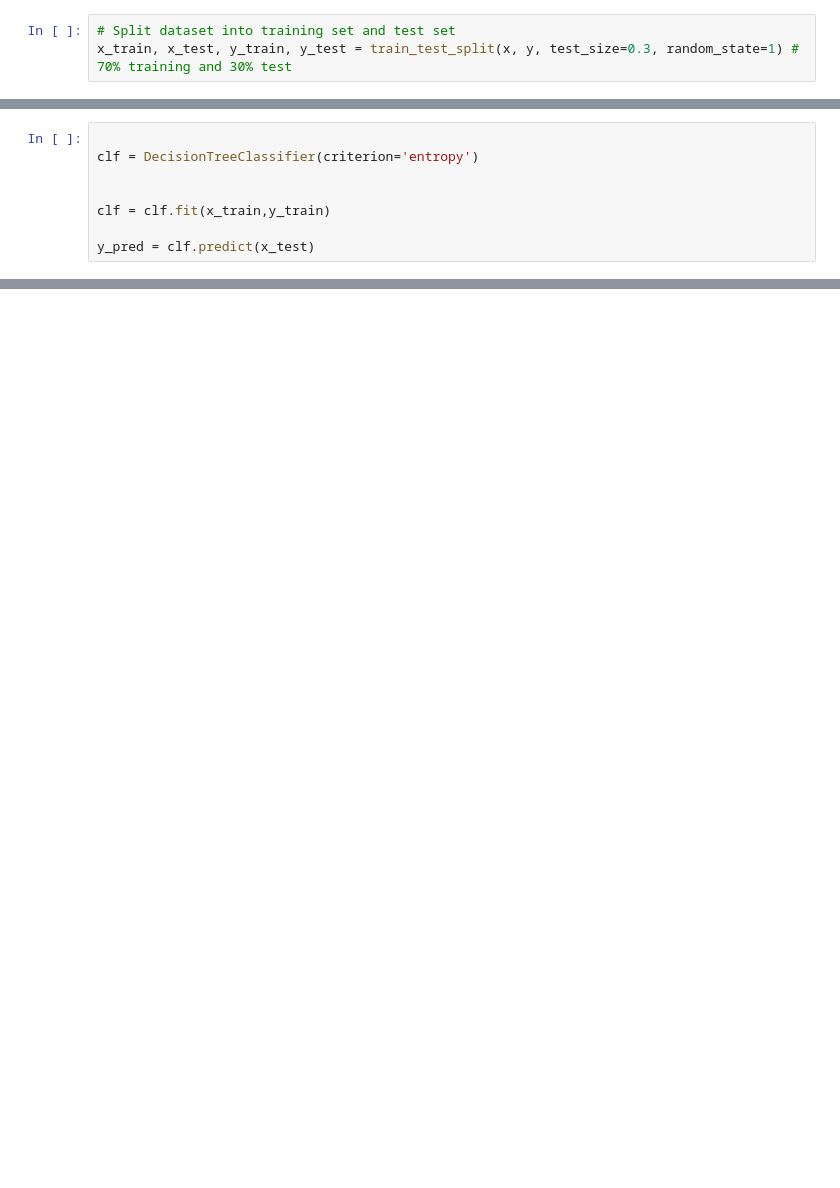
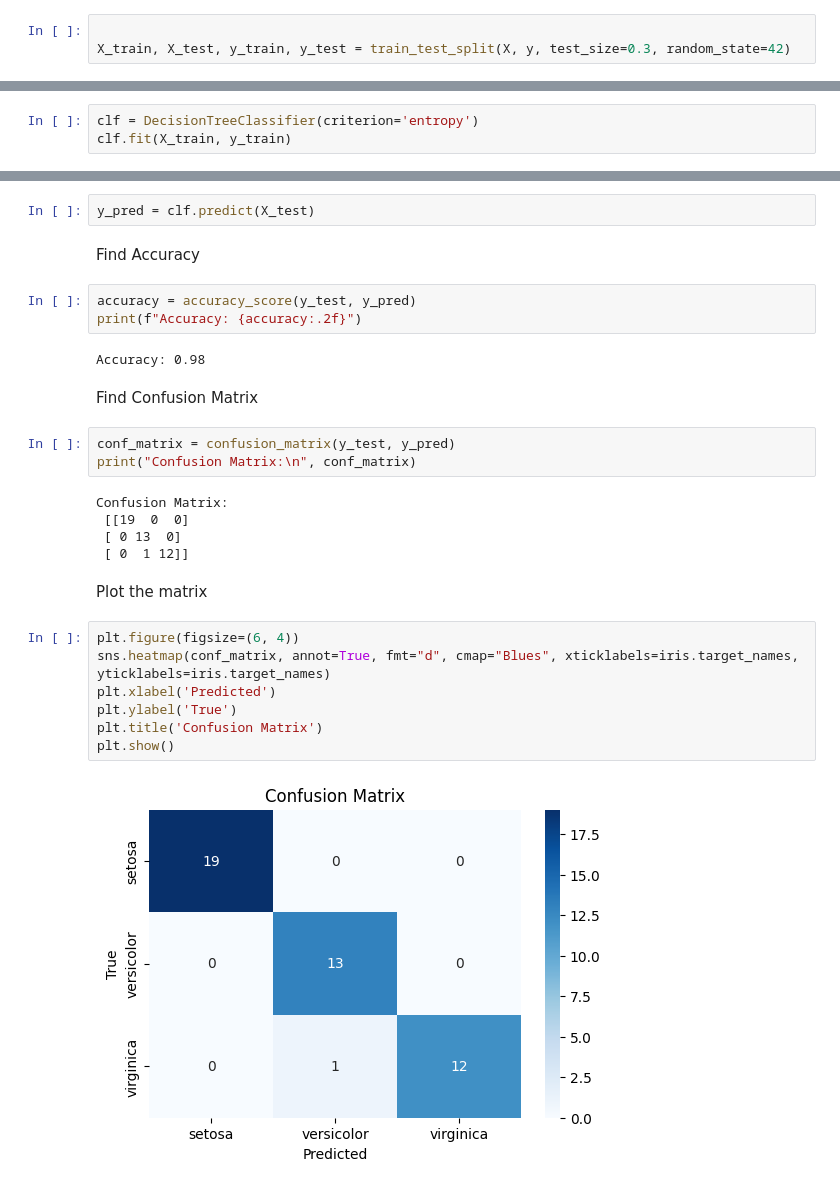
Before and after one commit to kowshiksree05/Decision-Tree, a Jupyter notebook: Decision-tree-Q3.ipynb, the cells around one changed output, grey strips where cells are left out. Saved outputs shown, nothing was run; the diff lists cells and outputs as text; blank space fills up the shorter version.

```diff
--- a/Decision-tree-Q3.ipynb
+++ b/Decision-tree-Q3.ipynb
@@ -22,3 +19,3 @@ y=df['Species']
 # %%
-# Split dataset into training set and test set
-x_train, x_test, y_train, y_test = train_test_split(x, y, test_size=0.3, random_state=1) # 70% training and 30% test
+
+X_train, X_test, y_train, y_test = train_test_split(X, y, test_size=0.3, random_state=42)
@@ -25,8 +24,3 @@ x_train, x_test, y_train, y_test = train_test_split(x, y, test_size=0.3, random_
 # %%
-
 clf = DecisionTreeClassifier(criterion='entropy')
-
-
-clf = clf.fit(x_train,y_train)
-
-y_pred = clf.predict(x_test)
+clf.fit(X_train, y_train)
@@ -57,0 +31,30 @@ print(cm)
+# %%
+y_pred = clf.predict(X_test)
+# %% [markdown]
+Find Accuracy
+# %%
+accuracy = accuracy_score(y_test, y_pred)
+print(f"Accuracy: {accuracy:.2f}")
+# %% [output]
+Accuracy: 0.98
+# %% [markdown]
+Find Confusion Matrix
+# %%
+conf_matrix = confusion_matrix(y_test, y_pred)
+print("Confusion Matrix:\n", conf_matrix)
+# %% [output]
+Confusion Matrix:
+ [[19  0  0]
+ [ 0 13  0]
+ [ 0  1 12]]
+# %% [markdown]
+Plot the matrix
+# %%
+plt.figure(figsize=(6, 4))
+sns.heatmap(conf_matrix, annot=True, fmt="d", cmap="Blues", xticklabels=iris.target_names, yticklabels=iris.target_names)
+plt.xlabel('Predicted')
+plt.ylabel('True')
+plt.title('Confusion Matrix')
+plt.show()
+# %% [output]
+[figure, added]
```
Also changed, not shown: parts of 17 cells of this notebook.
